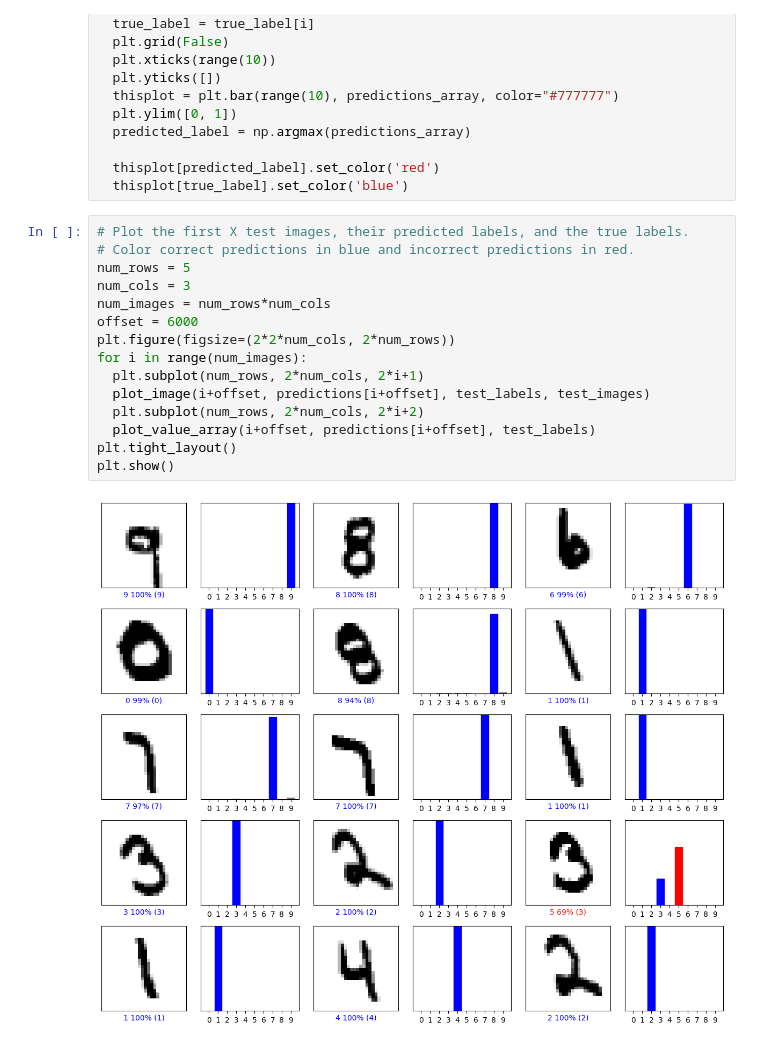
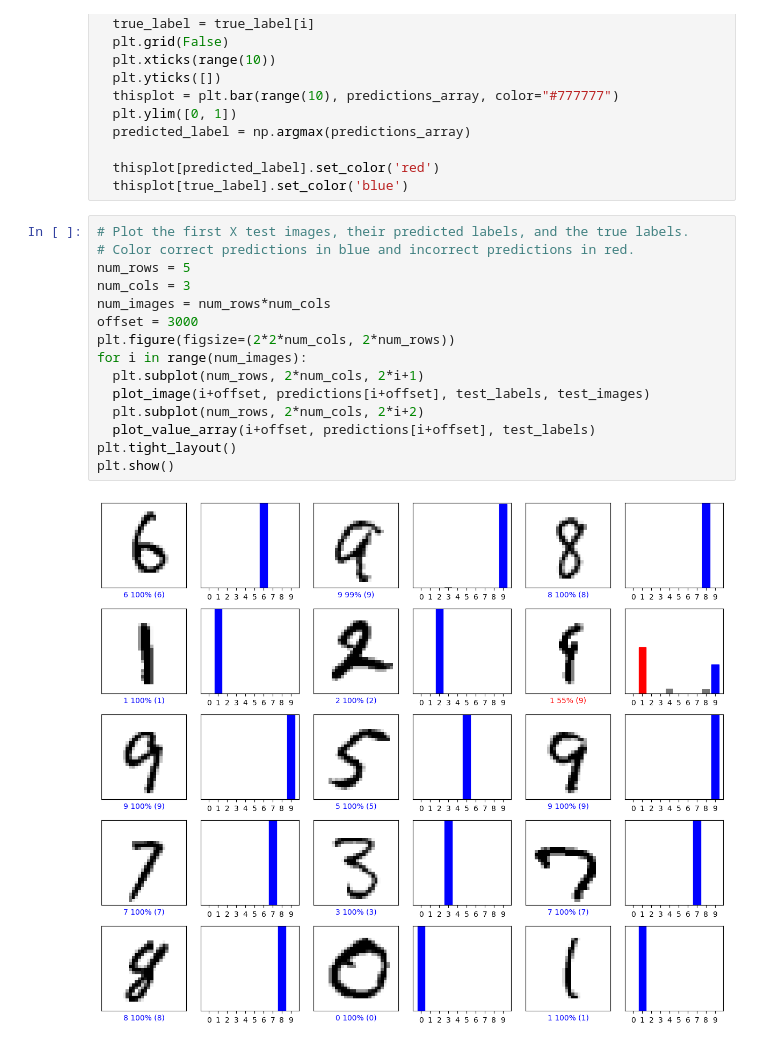
Before and after one commit to LAB271/neural-bench, a Jupyter notebook: notebooks/mnist.ipynb, the cells around one changed output. Drawn from its saved outputs; the diff is of its cells as text.

```diff
--- a/notebooks/mnist.ipynb
+++ b/notebooks/mnist.ipynb
@@ -191,17 +193,17 @@ def plot_value_array(i, predictions_array, true_label):
 # %%
 # Plot the first X test images, their predicted labels, and the true labels.
 # Color correct predictions in blue and incorrect predictions in red.
 num_rows = 5
 num_cols = 3
 num_images = num_rows*num_cols
-offset = 6000
+offset = 3000
 plt.figure(figsize=(2*2*num_cols, 2*num_rows))
 for i in range(num_images):
   plt.subplot(num_rows, 2*num_cols, 2*i+1)
   plot_image(i+offset, predictions[i+offset], test_labels, test_images)
   plt.subplot(num_rows, 2*num_cols, 2*i+2)
   plot_value_array(i+offset, predictions[i+offset], test_labels)
 plt.tight_layout()
 plt.show()
 # %% [output]
-[figure, old version]
+[figure, new version]
```
Also changed, not shown: parts of 6 cells of this notebook, 14 other files.
